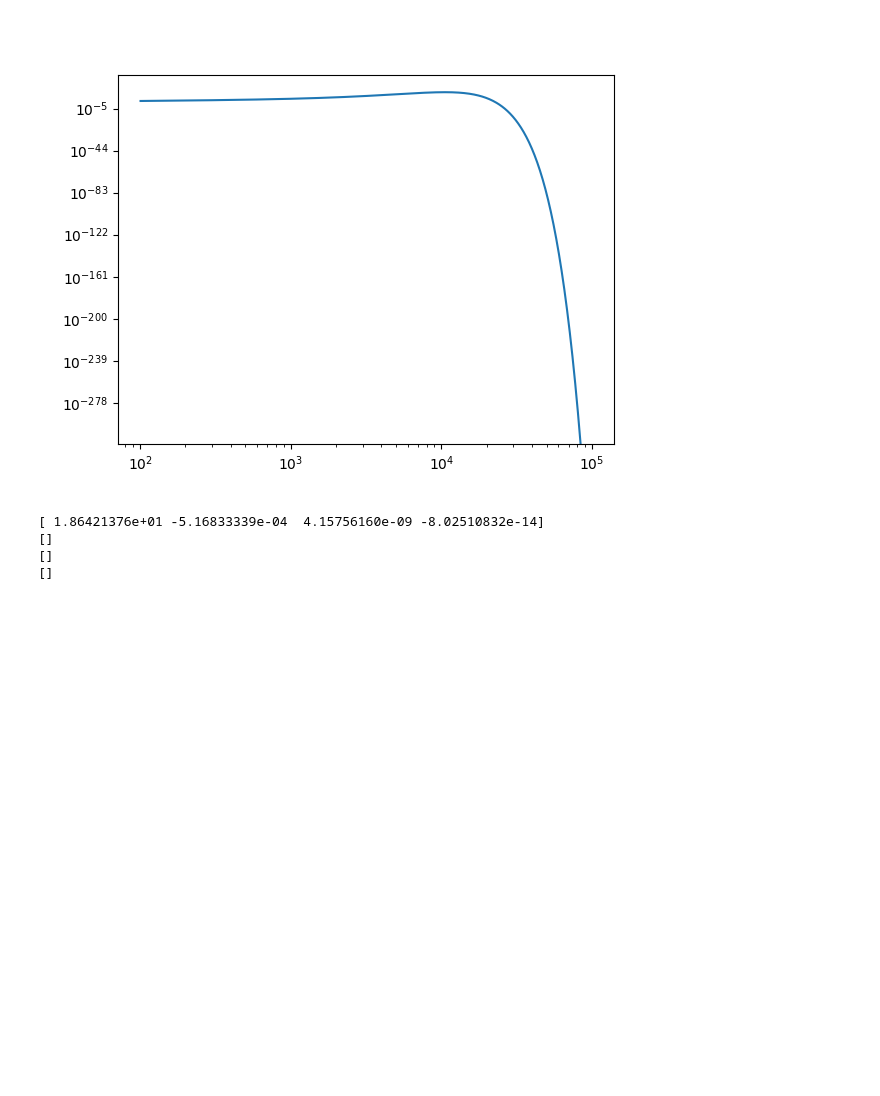
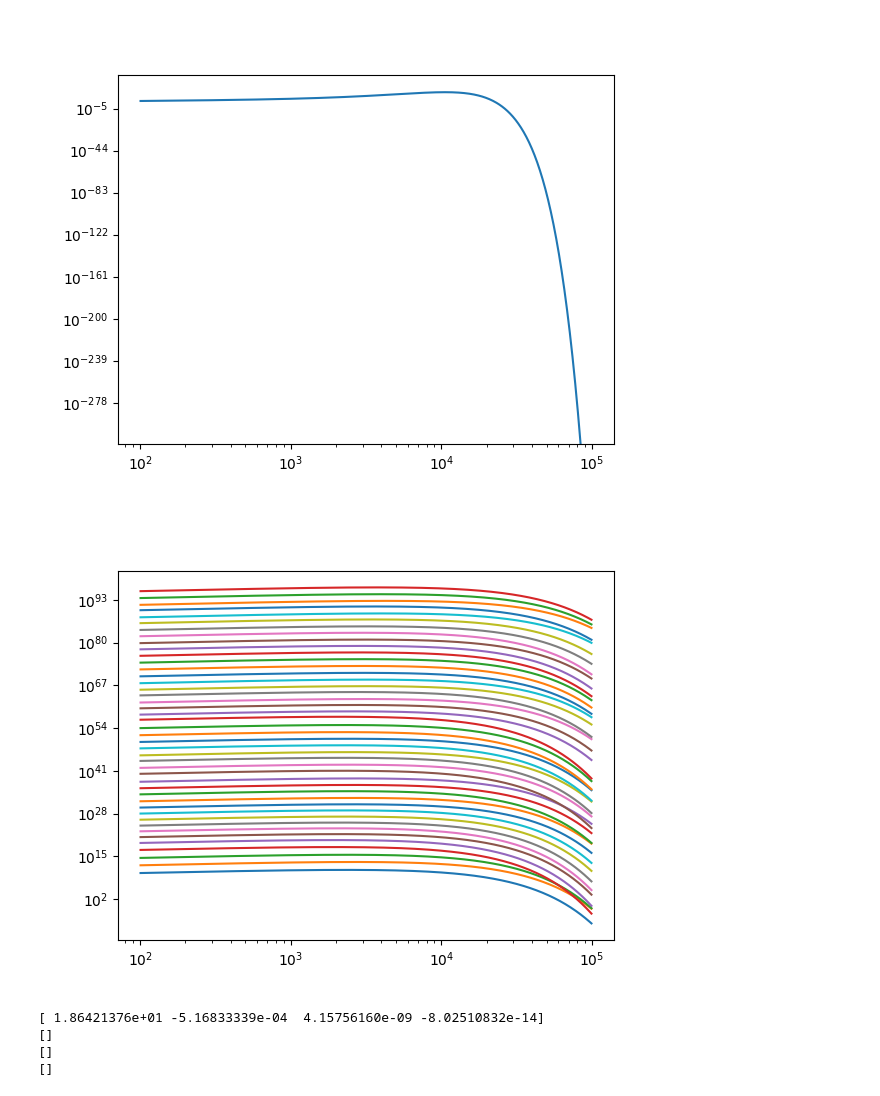
Before and after one commit to ostald/ElectronPrecipitation, a Jupyter notebook: Inversion Differential Flux.ipynb, the cells around one changed output. Cells and saved outputs as stored; diff of their text form; code cells hidden in the pictures; blank space fills up the shorter version.

```diff
--- a/Inversion Differential Flux.ipynb
+++ b/Inversion Differential Flux.ipynb
@@ -1432,5 +1490,10 @@ plt.yscale('log')
 # %% [output]
 [figure]
 # %%
-for i in fit:
-    plt.plot(e_bin_mean, pol3_diff_flux(fit.x))
+plt.figure()
+for i, f in enumerate(fit):
+    plt.plot(e_bin_mean, pol_diff_flux(e_bin_mean, f.x)* 10**(2*i))
+plt.yscale('log')
+plt.xscale('log')
+# %% [output]
+[figure, added]
```
Also changed, not shown: parts of 17 cells of this notebook, 3 other files.
